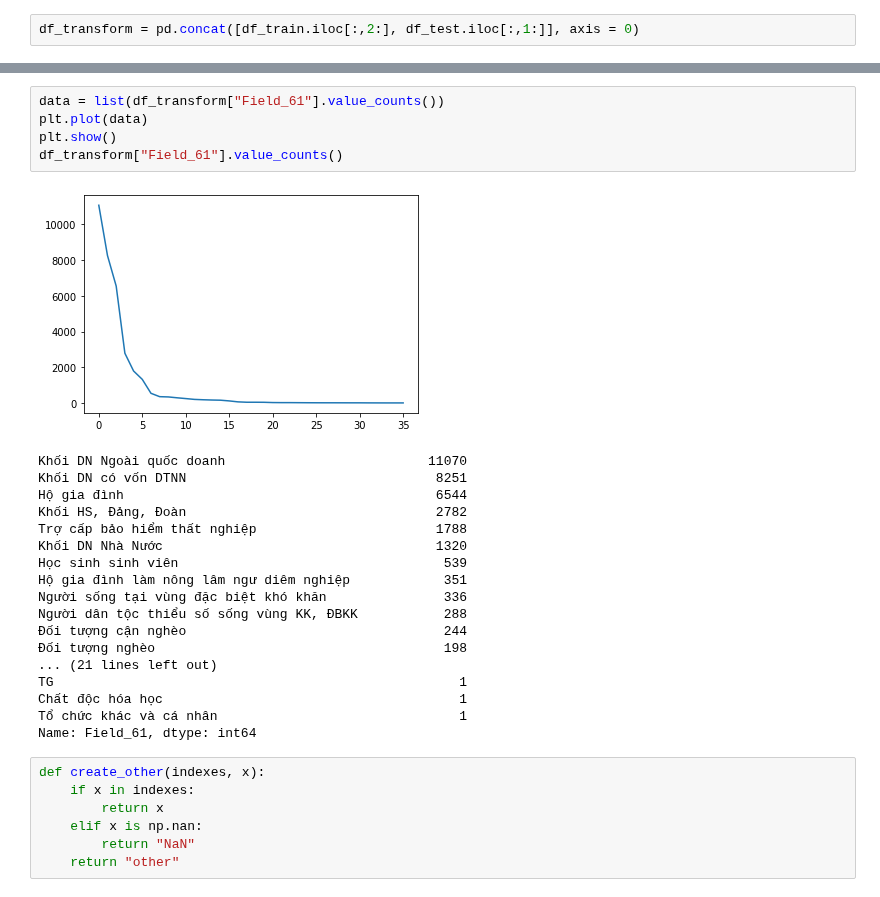
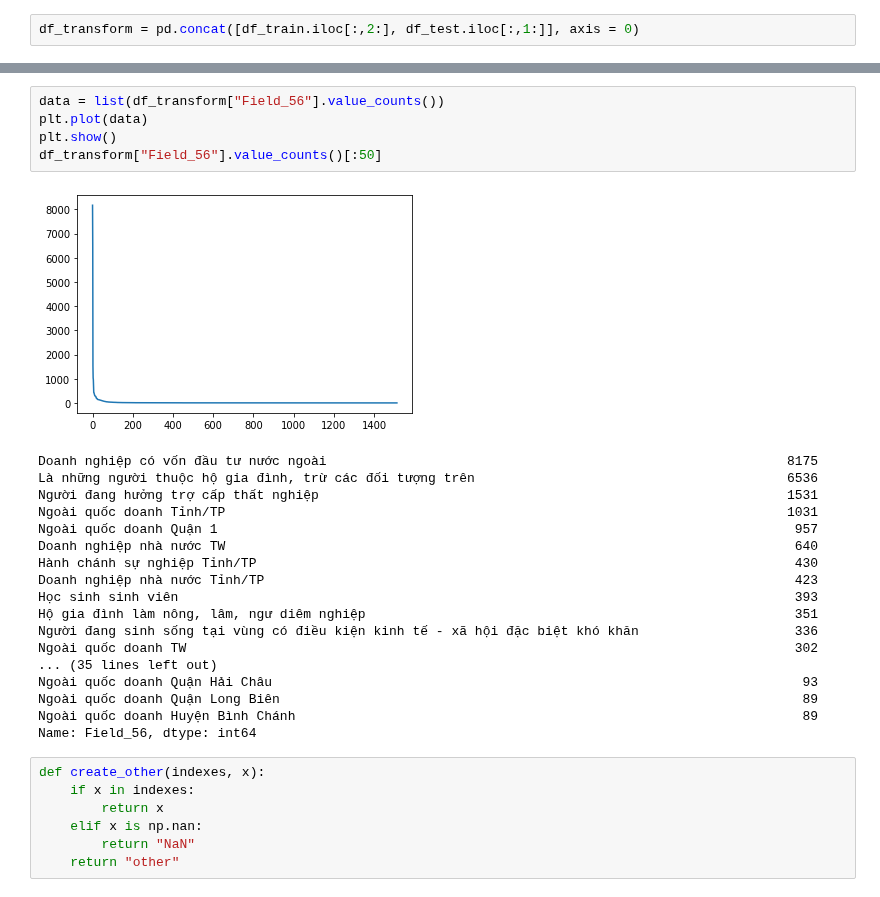
Before and after one commit to Dunghuynh110496/kalapa, a Jupyter notebook: Step_2.ipynb, the cells around one changed output, grey strips where cells are left out. Drawn from its saved outputs; the diff is of its cells as text.

```diff
--- a/Step_2.ipynb
+++ b/Step_2.ipynb
@@ -60,29 +60,29 @@ Field_61 : 36 : Index(['Khối DN Ngoài quốc doanh', 'Khối DN có vốn DTN
        'Khối DN Nhà Nước', 'Học sinh sinh viên'],
       dtype='object')
 # %%
-data = list(df_transform["Field_61"].value_counts())
+data = list(df_transform["Field_56"].value_counts())
 plt.plot(data)
 plt.show()
-df_transform["Field_61"].value_counts()
+df_transform["Field_56"].value_counts()[:50]
 # %% [output]
-[figure, old version]
+[figure, new version]
-Khối DN Ngoài quốc doanh                          11070
-Khối DN có vốn DTNN                                8251
-Hộ gia đình                                        6544
-Khối HS, Đảng, Đoàn                                2782
-Trợ cấp bảo hiểm thất nghiệp                       1788
-Khối DN Nhà Nước                                   1320
-Học sinh sinh viên                                  539
-Hộ gia đình làm nông lâm ngư diêm nghiệp            351
-Người sống tại vùng đặc biệt khó khăn               336
-Người dân tộc thiểu số sống vùng KK, ĐBKK           288
-Đối tượng cận nghèo                                 244
-Đối tượng nghèo                                     198
-... (21 lines left out)
-TG                                                    1
-Chất độc hóa học                                      1
-Tổ chức khác và cá nhân                               1
-Name: Field_61, dtype: int64
+Doanh nghiệp có vốn đầu tư nước ngoài                                                           8175
+Là những người thuộc hộ gia đình, trừ các đối tượng trên                                        6536
+Người đang hưởng trợ cấp thất nghiệp                                                            1531
+Ngoài quốc doanh Tỉnh/TP                                                                        1031
+Ngoài quốc doanh Quận 1                                                                          957
+Doanh nghiệp nhà nước TW                                                                         640
+Hành chánh sự nghiệp Tỉnh/TP                                                                     430
+Doanh nghiệp nhà nước Tỉnh/TP                                                                    423
+Học sinh sinh viên                                                                               393
+Hộ gia đình làm nông, lâm, ngư diêm nghiệp                                                       351
+Người đang sinh sống tại vùng có điều kiện kinh tế - xã hội đặc biệt khó khăn                    336
+Ngoài quốc doanh TW                                                                              302
+... (35 lines left out)
+Ngoài quốc doanh Quận Hải Châu                                                                    93
+Ngoài quốc doanh Quận Long Biên                                                                   89
+Ngoài quốc doanh Huyện Bình Chánh                                                                 89
+Name: Field_56, dtype: int64
 # %%
 def create_other(indexes, x):
     if x in indexes:
```
Also changed, not shown: parts of 5 cells of this notebook.
